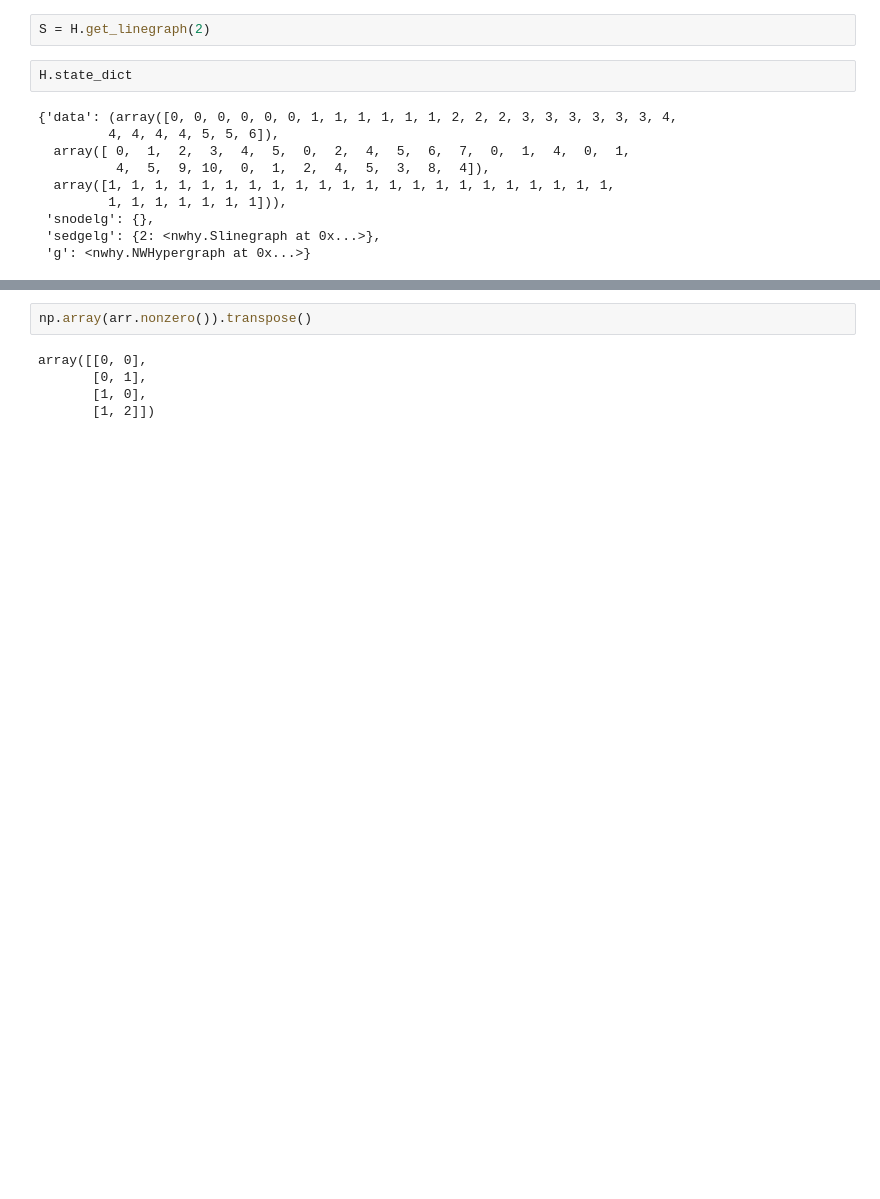
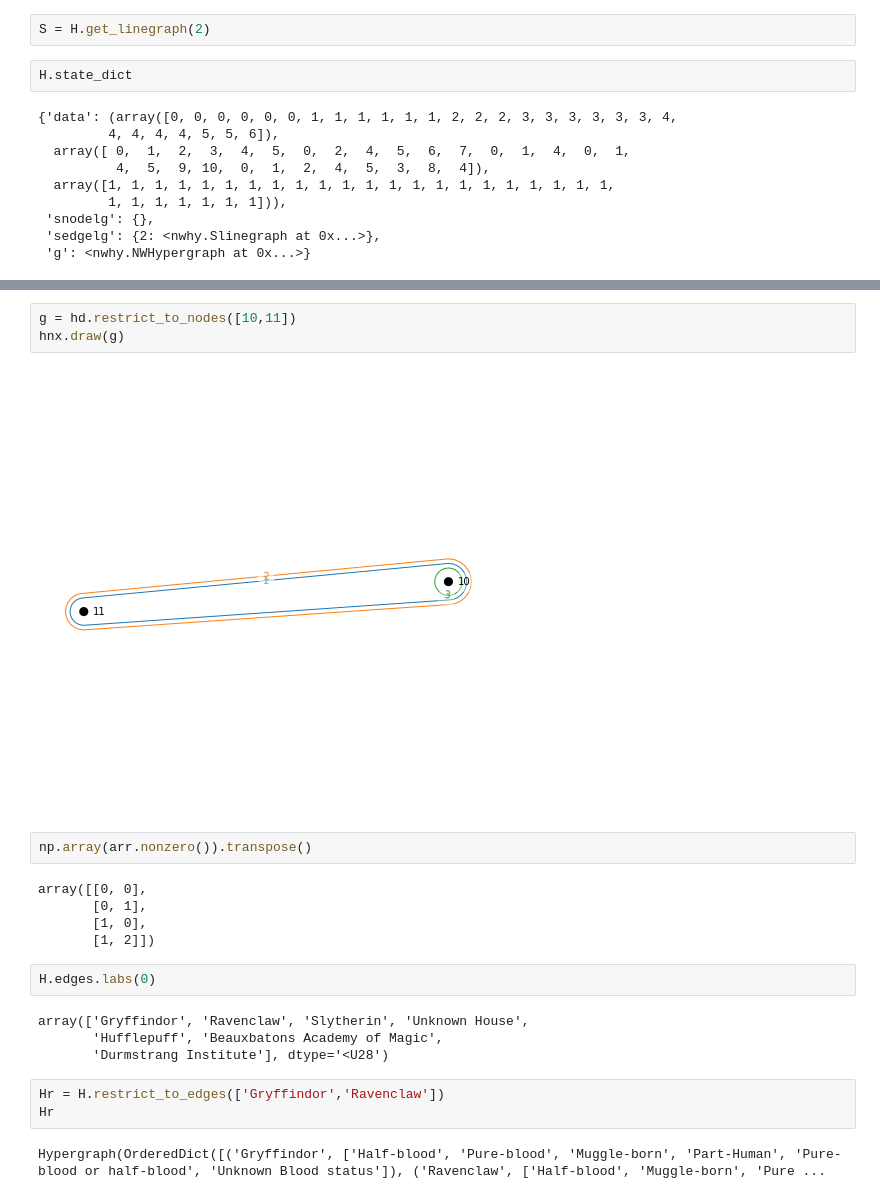
Before and after one commit to pnnl/HyperNetX, a Jupyter notebook: tutorials/HNX Demo.ipynb, the cells around one changed output, grey strips where cells are left out. Cells and saved outputs as stored; diff of their text form; blank space fills up the shorter version.

```diff
--- a/tutorials/HNX Demo.ipynb
+++ b/tutorials/HNX Demo.ipynb
@@ -195,3 +210,8 @@ array([[1, 1, 0],
+# %%
+g = hd.restrict_to_nodes([10,11])
+hnx.draw(g)
+# %% [output]
+[figure, added]
 # %%
 np.array(arr.nonzero()).transpose()
 # %% [output]
@@ -199,3 +219,14 @@ array([[0, 0],
        [0, 1],
        [1, 0],
        [1, 2]])
+# %%
+H.edges.labs(0)
+# %% [output]
+array(['Gryffindor', 'Ravenclaw', 'Slytherin', 'Unknown House',
+       'Hufflepuff', 'Beauxbatons Academy of Magic',
+       'Durmstrang Institute'], dtype='<U28')
+# %%
+Hr = H.restrict_to_edges(['Gryffindor','Ravenclaw'])
+Hr
+# %% [output]
+Hypergraph(OrderedDict([('Gryffindor', ['Half-blood', 'Pure-blood', 'Muggle-born', 'Part-Human', 'Pure-blood or half-blood', 'Unknown Blood status']), ('Ravenclaw', ['Half-blood', 'Muggle-born', 'Pure ...
```
Also changed, not shown: parts of 13 cells of this notebook, 1 other file.
